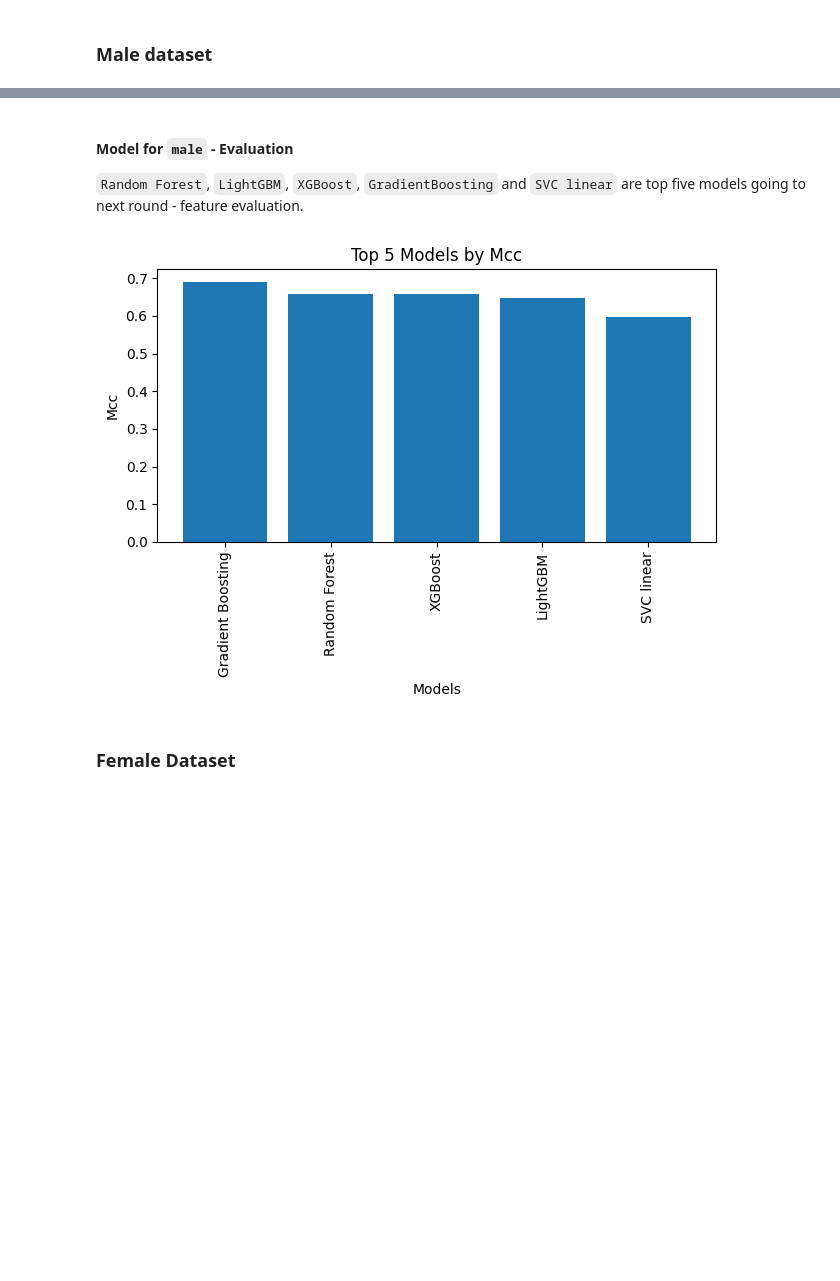
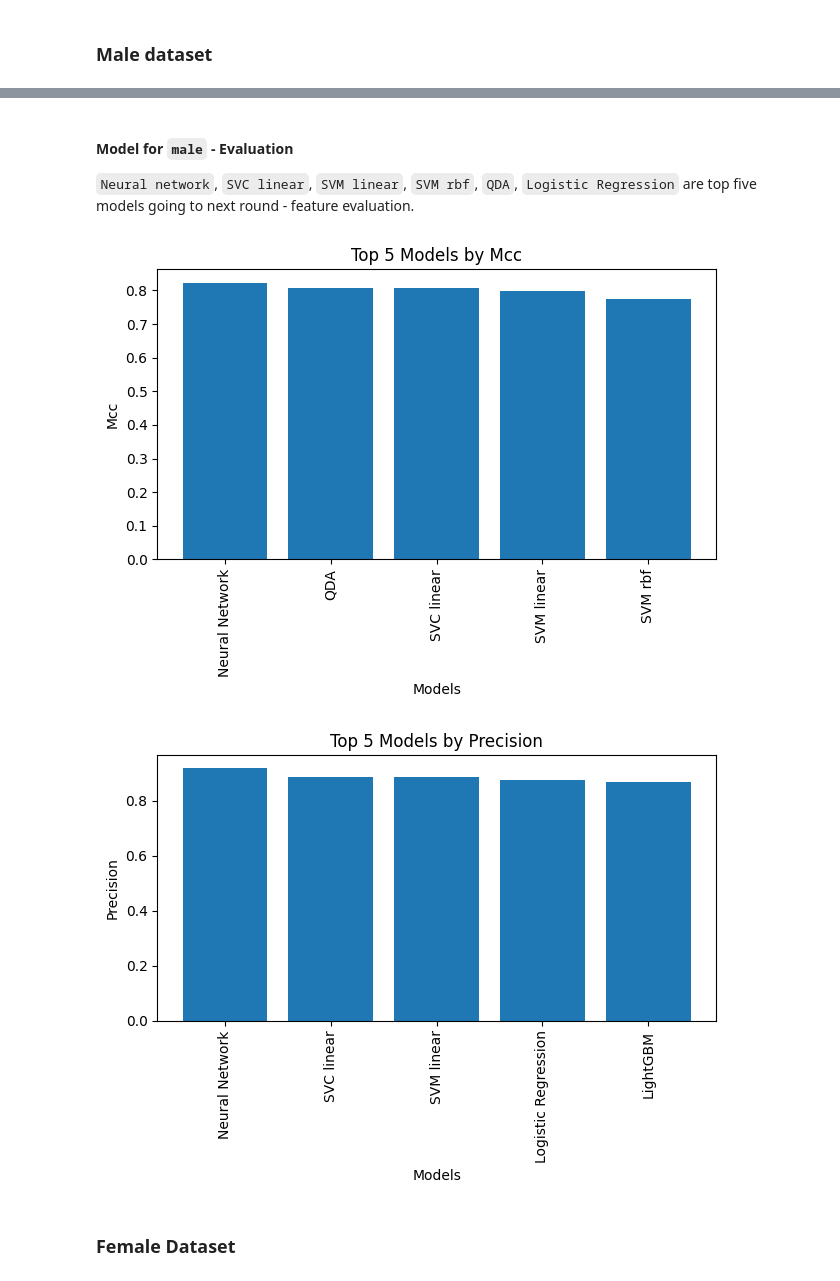
Before and after one commit to zoonalink/IGP-depresjon-MF, a Jupyter notebook: model/02-baseline-models.ipynb, the cells around one changed output, grey strips where cells are left out. Drawn from its saved outputs; the diff is of its cells as text; code cells hidden in the pictures; blank space fills up the shorter version.

```diff
--- a/model/02-baseline-models.ipynb
+++ b/model/02-baseline-models.ipynb
@@ -51,7 +2,0 @@ for var in var_list:
-# %%
-import pandas as pd
-output_csv_path = '../output/'
-scores_csv_path = '../depresjon/scores.csv'
-
-# import from csv
-df = pd.read_csv(output_csv_path + 'preprocessed-long.csv', parse_dates=['timestamp', 'date'])
@@ -152,7 +2,0 @@ $\text{{Q3}}_{\text{{person-date}}} = \text{{activity}}_{\text{{person-date}}}\l
-# %%
-import pandas as pd
-output_csv_path = '../output/'
-scores_csv_path = '../depresjon/scores.csv'
-
-# load functions in python file with magic command
-%run ../code/features.py
@@ -248,10 +44,10 @@ y_validation.to_csv(output_csv_path + 'male_y_validation.csv', index=False)
 # %%
 # read from csv
-male_X_train = pd.read_csv(output_csv_path + 'male_X_train.csv')
+male_X_train_scaled = pd.read_csv(output_csv_path + 'male_X_train_scaled.csv')
 male_y_train = pd.read_csv(output_csv_path + 'male_y_train.csv').iloc[:, 0]
 # %%
 # evaluate models
-male_results = evaluate_models(models1, male_X_train, male_y_train)
+male_results = evaluate_models(models1, male_X_train_scaled, male_y_train)
 
 # save male_results dictionary to pickle file
 with open(output_csv_path + 'male_results_base.pkl', 'wb') as f:
@@ -287,10 +84,12 @@ Top 5 models for mcc:
 # %% [markdown]
 #### Model for `male` - Evaluation
 
-`Random Forest`, `LightGBM`, `XGBoost`, `GradientBoosting` and `SVC linear` are top five models going to next round - feature evaluation.
+`Neural network`, `SVC linear`, `SVM linear`, `SVM rbf`, `QDA`, `Logistic Regression`  are top five models going to next round - feature evaluation.
 # %%
-plot_top_models(results, metric='mcc', top_n=5)
+plot_top_models(male_results, metric='mcc', top_n=5)
+plot_top_models(male_results, metric='precision', top_n=5)
 # %% [output]
-[figure, old version]
+[figure, new version]
+[figure, added]
 # %% [markdown]
 ### Female Dataset
```
Also changed, not shown: parts of 32 cells of this notebook, 27 other files.
